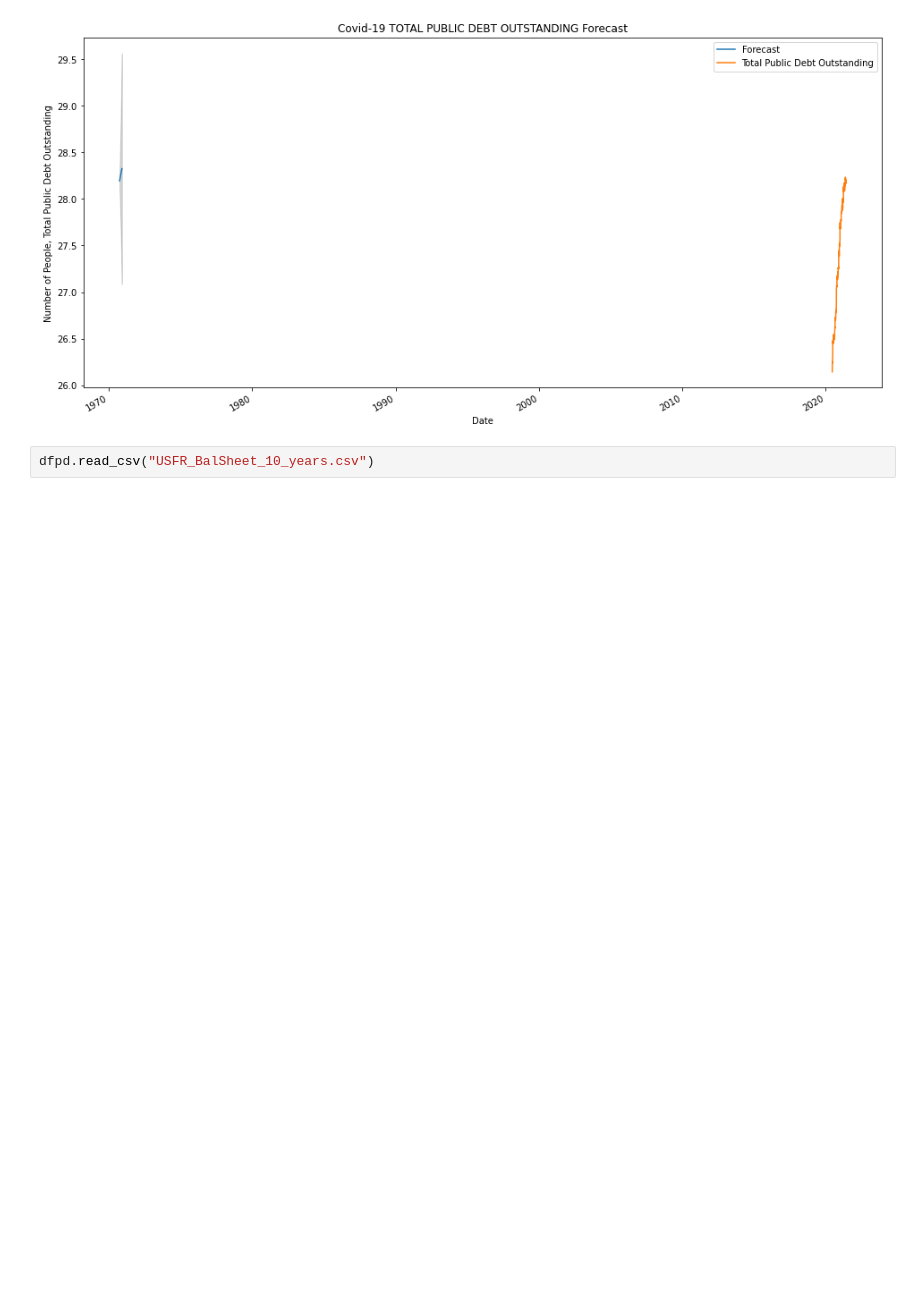
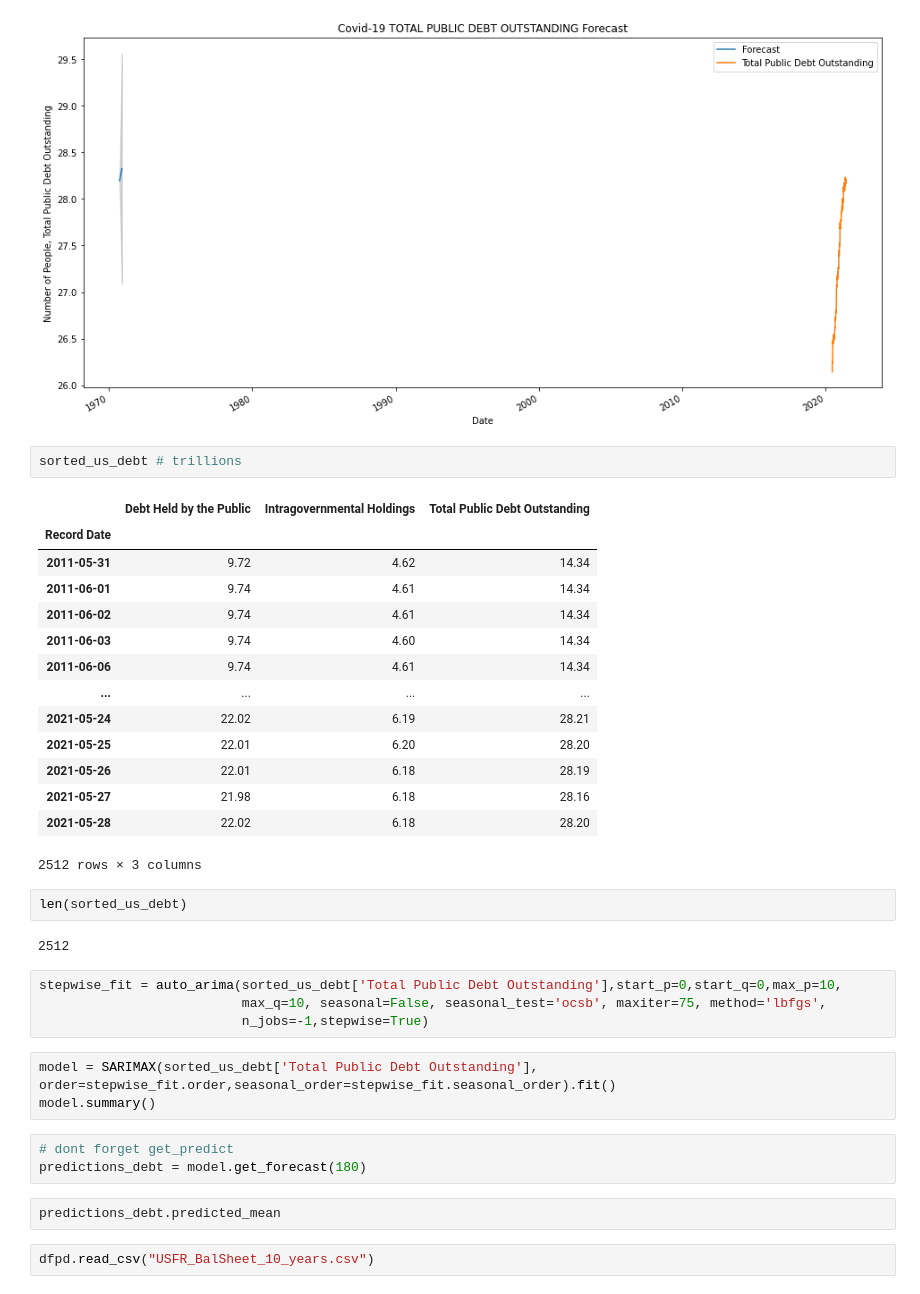
Before and after one commit to JosephDenney/NationalDebt, a Jupyter notebook: nationaldebt.ipynb, the cells around one changed output. Cells and saved outputs as stored; diff of their text form; blank space fills up the shorter version.

Commit message:
forecast

```diff
--- a/nationaldebt.ipynb
+++ b/nationaldebt.ipynb
@@ -111,6 +137,39 @@ exog_forecast, forecast_obj = build_SARIMAX_forecast(model=results_full,
                                                      alpha=.05)
 # %% [output]
 [figure]
+# %%
+sorted_us_debt # trillions
+# %% [output]
+|  | Debt Held by the Public | Intragovernmental Holdings | Total Public Debt Outstanding |
+| Record Date |  |  |  |
+| 2011-05-31 | 9.72 | 4.62 | 14.34 |
+| 2011-06-01 | 9.74 | 4.61 | 14.34 |
+| 2011-06-02 | 9.74 | 4.61 | 14.34 |
+| 2011-06-03 | 9.74 | 4.60 | 14.34 |
+| 2011-06-06 | 9.74 | 4.61 | 14.34 |
+| ... | ... | ... | ... |
+| 2021-05-24 | 22.02 | 6.19 | 28.21 |
+| 2021-05-25 | 22.01 | 6.20 | 28.20 |
+| 2021-05-26 | 22.01 | 6.18 | 28.19 |
+| 2021-05-27 | 21.98 | 6.18 | 28.16 |
+| 2021-05-28 | 22.02 | 6.18 | 28.20 |
+2512 rows × 3 columns
+# %%
+len(sorted_us_debt)
+# %% [output]
+2512
+# %%
+stepwise_fit = auto_arima(sorted_us_debt['Total Public Debt Outstanding'],start_p=0,start_q=0,max_p=10,
+                          max_q=10, seasonal=False, seasonal_test='ocsb', maxiter=75, method='lbfgs',
+                          n_jobs=-1,stepwise=True)
+# %%
+model = SARIMAX(sorted_us_debt['Total Public Debt Outstanding'], order=stepwise_fit.order,seasonal_order=stepwise_fit.seasonal_order).fit()
+model.summary()
+# %%
+# dont forget get_predict
+predictions_debt = model.get_forecast(180)
+# %%
+predictions_debt.predicted_mean
 # %%
 dfpd.read_csv("USFR_BalSheet_10_years.csv")
 # %% [output]
```
Also changed, not shown: parts of 2 cells of this notebook.
